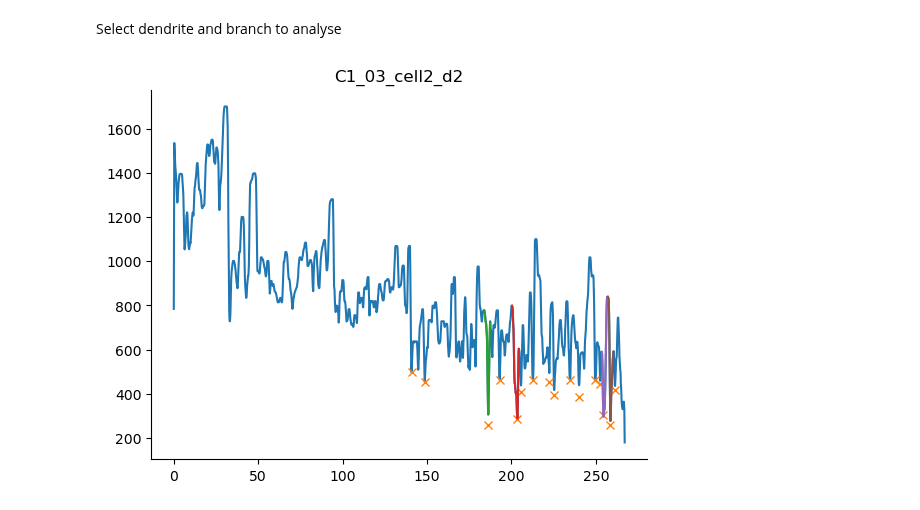
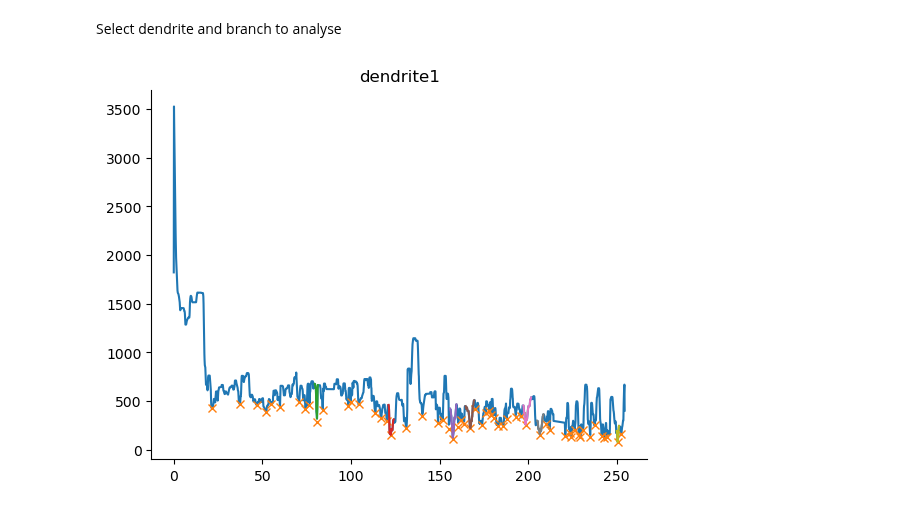
Before and after one commit to tonykelly00/DSC_morphology_pipeline, a Jupyter notebook: notebooks/ExM_analysis.ipynb, the cells around one changed output. Saved outputs shown, nothing was run; the diff lists cells and outputs as text; code cells hidden in the pictures.

```diff
--- a/notebooks/ExM_analysis.ipynb
+++ b/notebooks/ExM_analysis.ipynb
@@ -199,12 +208,12 @@ for dend, branchs in dendbranch_dic.items():
         #print(b)
         resistances(dend, b, DGdata)
 # %%
-dend_name= 'C1_03_cell2_d2'  #'dendrite3' #'dendrite1' #'C1_03_cell2_d2' #'C1_02_cell1_d2' 'C1_03_cell2_d3'
+dend_name= 'dendrite1'  #'dendrite3' #'dendrite1' #'C1_03_cell2_d2' #'C1_02_cell1_d2' 'C1_03_cell2_d3'
 #branchs=dendbranch_dic[dend_name]
 
 fig, ax = plot_dsc(DGdata[dend_name],dend_name, corr=1)
 # %% [output]
-[figure, old version]
+[figure, new version]
 # %%
 df=DGdata[dend_name]['branch_info']
 # %%
```
Also changed, not shown: parts of 11 cells of this notebook, 2 other files.
